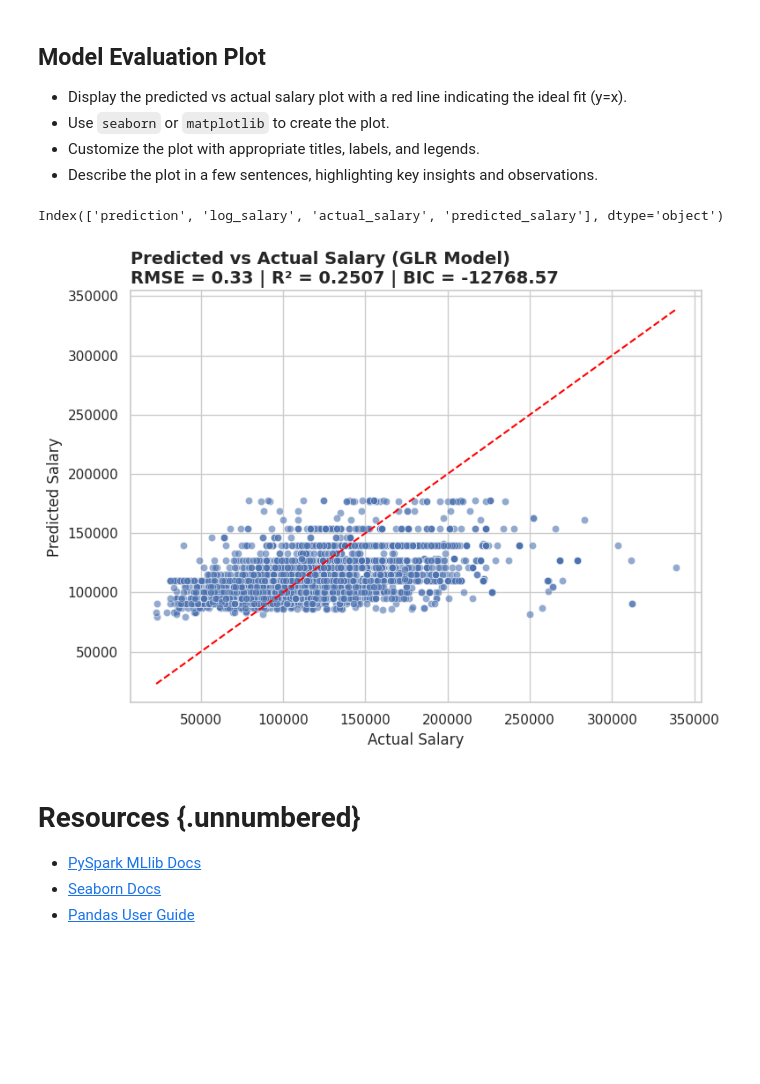
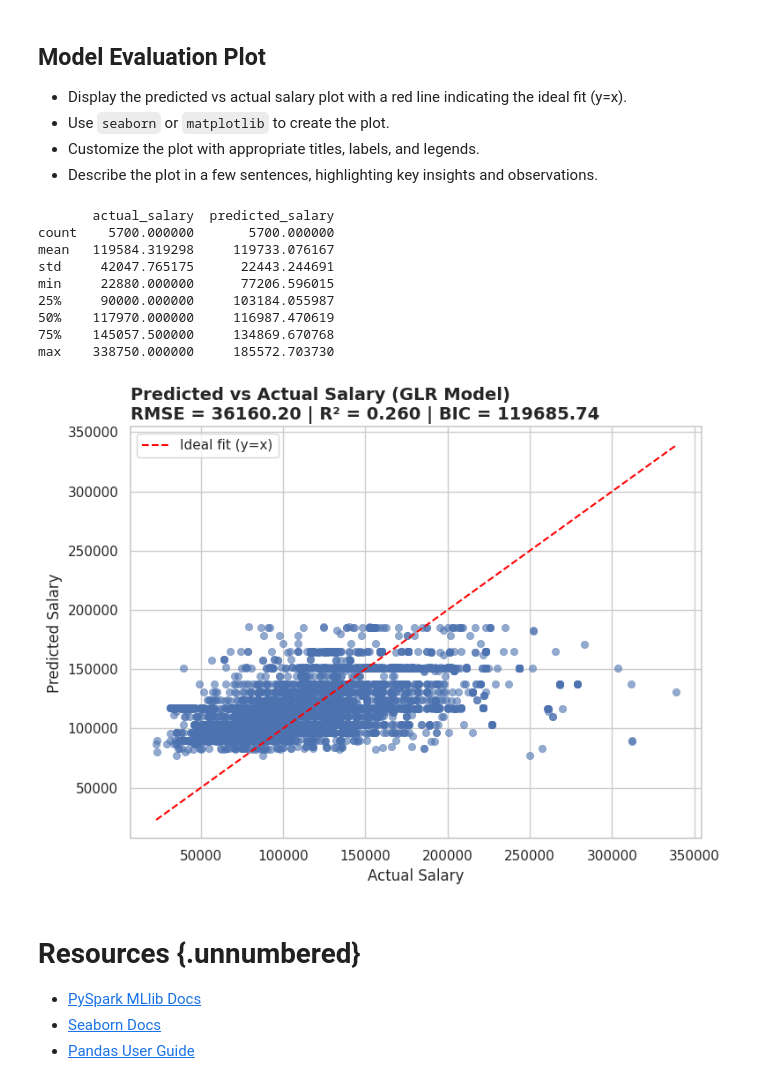
Before and after one commit to met-ad-688/lab08-pranjul11garg, a Jupyter notebook: lab08-pranjulgarg.ipynb, the cells around one changed output. Drawn from its saved outputs; the diff is of its cells as text; code cells hidden in the pictures; blank space fills up the shorter version.

Commit message:
Evaluatio plot error resolved

```diff
--- a/lab08-pranjulgarg.ipynb
+++ b/lab08-pranjulgarg.ipynb
@@ -387,43 +399,67 @@ RMSE   : 0.3253
 - Use `seaborn` or `matplotlib` to create the plot.
 - Customize the plot with appropriate titles, labels, and legends.
 - Describe the plot in a few sentences, highlighting key insights and observations.
+# %%
+#| eval: true
+#| echo: true
+#| fig-align: center
+
+
+# 1) pull predictions into pandas
+pandas_df = pred_glr.select("prediction","SALARY").toPandas()
+
+# 2) assign directly—no expm1
+pandas_df["actual_salary"]    = pandas_df["SALARY"]
+pandas_df["predicted_salary"] = pandas_df["prediction"]
+
+# 3) sanity‐check finite values
+print(pandas_df[["actual_salary","predicted_salary"]].describe())
+# %% [output]
+       actual_salary  predicted_salary
+count    5700.000000       5700.000000
+mean   119584.319298     119733.076167
+std     42047.765175      22443.244691
+min     22880.000000      77206.596015
+25%     90000.000000     103184.055987
+50%    117970.000000     116987.470619
+75%    145057.500000     134869.670768
+max    338750.000000     185572.703730
 # %%
-import pandas as pd
 import matplotlib.pyplot as plt
 import seaborn as sns
-import numpy as np
 
-# Convert predictions to pandas
-pandas_df = pred_glr.select("prediction", "log_salary").toPandas()
+# 1) Make the plot
+plt.figure(figsize=(8,6))
+sns.scatterplot(
+    x="actual_salary",
+    y="predicted_salary",
+    data=pandas_df,
+    alpha=0.6,
+    edgecolor=None
+)
 
-pandas_df["actual_salary"] = np.expm1(pandas_df["log_salary"])
-pandas_df["predicted_salary"] = np.expm1(pandas_df["prediction"])
+# 2) Perfect‑fit line (y=x)
+lims = [
+    pandas_df.actual_salary.min(),
+    pandas_df.actual_salary.max()
+]
+plt.plot(lims, lims, "--", color="red", label="Ideal fit (y=x)")
 
-
-print(pandas_df.columns)
-
-# Plot
-plt.figure(figsize=(8, 6))
-sns.scatterplot(x="actual_salary", y="predicted_salary", data=pandas_df, alpha=0.6)
-
-# Reference line
-plt.plot([pandas_df["actual_salary"].min(), pandas_df["actual_salary"].max()],
-         [pandas_df["actual_salary"].min(), pandas_df["actual_salary"].max()],
-         color="red", linestyle="--")
-
-plt.xlabel("Actual Salary")
-plt.ylabel("Predicted Salary")
-
-plt.title(f"Predicted vs Actual Salary (GLR Model)\n"
-          f"RMSE = {rmse:.2f} | R² = {r2:.4f} | BIC = {bic:.2f}",
-          loc="left", fontsize=14, fontweight="bold")
-
+# 3) Labels, title, legend
+plt.xlabel("Actual Salary", fontsize=12)
+plt.ylabel("Predicted Salary", fontsize=12)
+plt.title(
+    f"Predicted vs Actual Salary (GLR Model)\n"
+    f"RMSE = {rmse:.2f} | R² = {r2:.3f} | BIC = {bic:.2f}",
+    loc="left",
+    fontsize=14,
+    fontweight="bold"
+)
+plt.legend()
 plt.tight_layout()
-plt.savefig("_output/glr_predicted_vs_actual.png", dpi=300)
 plt.show()
 # %% [output]
-Index(['prediction', 'log_salary', 'actual_salary', 'predicted_salary'], dtype='object')
-[figure, old version]
+[figure, new version]
 # %% [markdown]
 # Resources {.unnumbered}
 - [PySpark MLlib Docs](https://spark.apache.org/docs/latest/ml-guide.html)
```
Also changed, not shown: parts of 6 cells of this notebook, 2 other files.
